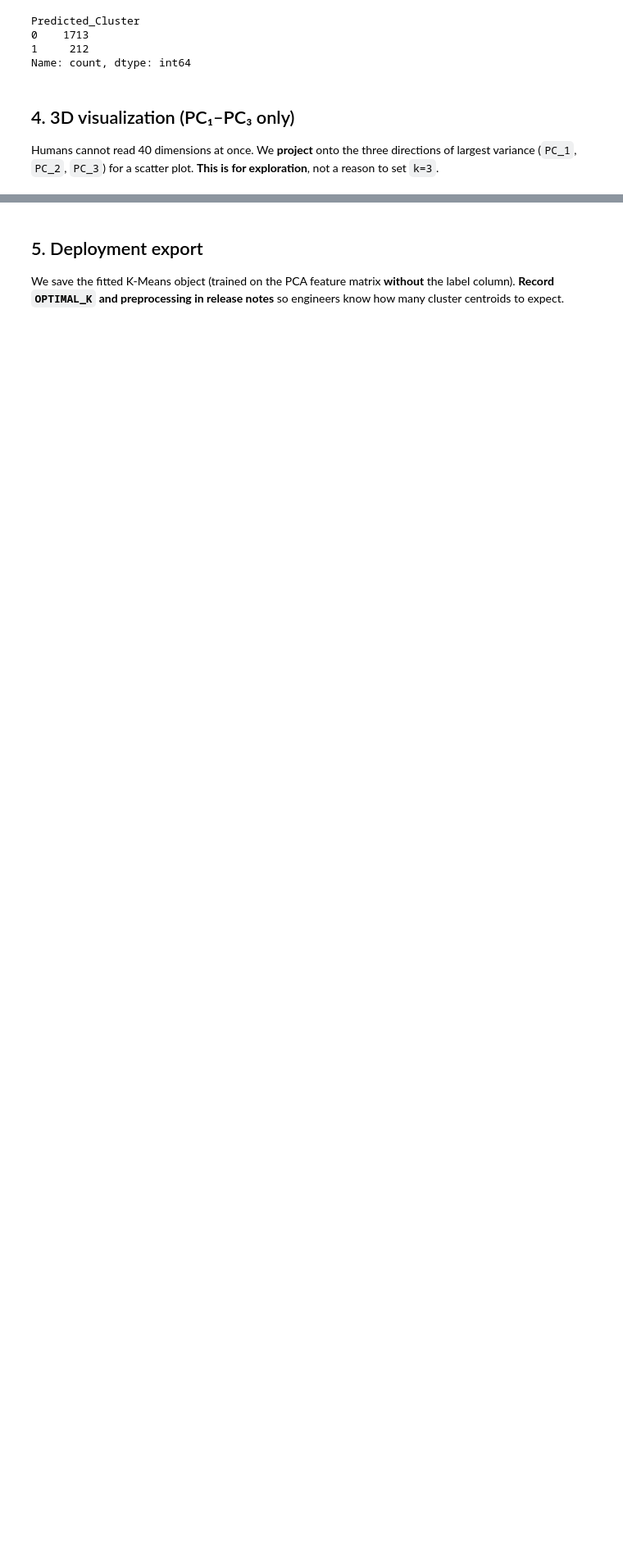
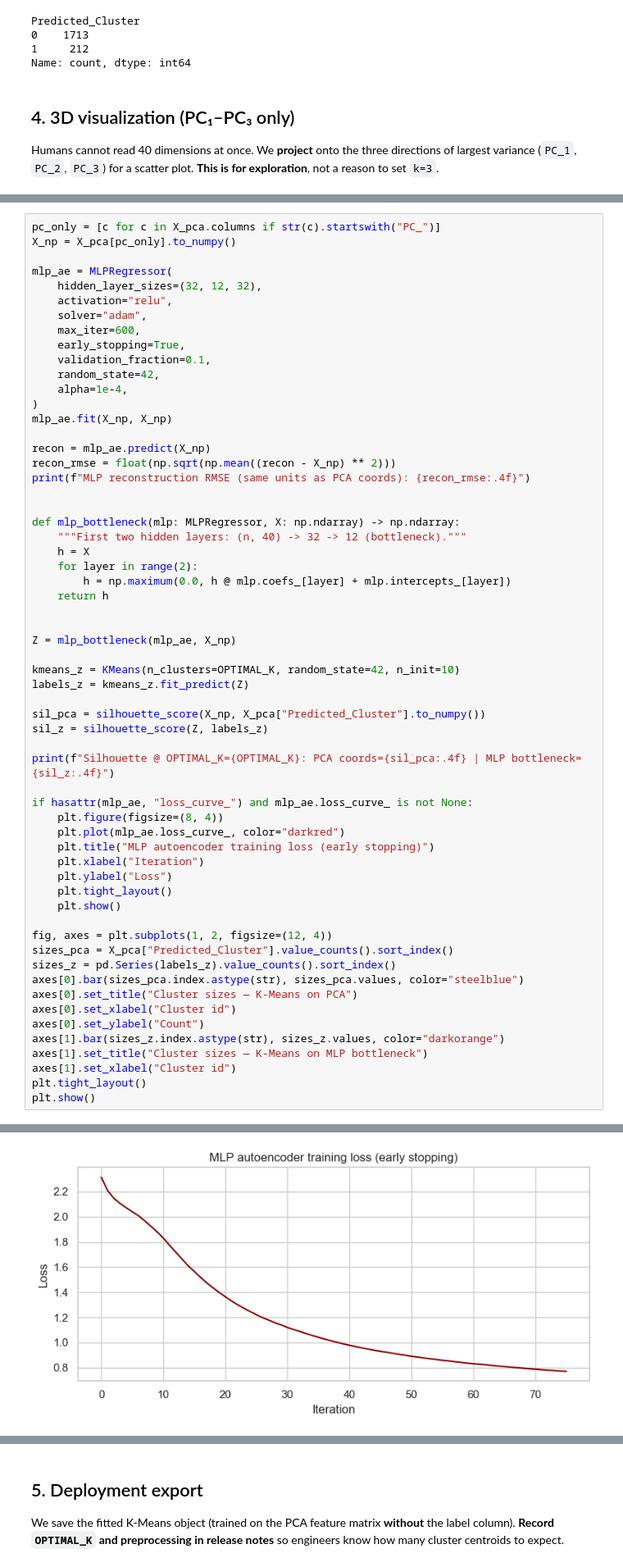
Before and after one commit to Kacem-Trabelsi/machine_learning, a Jupyter notebook: clustering_sirio_covid_data_set/03c_Modeling_Sirio.ipynb, the cells around one changed output, grey strips where cells are left out. Shown at 82% size. Cells and saved outputs as stored; diff of their text form; blank space fills up the shorter version.

```diff
--- a/clustering_sirio_covid_data_set/03c_Modeling_Sirio.ipynb
+++ b/clustering_sirio_covid_data_set/03c_Modeling_Sirio.ipynb
@@ -176,0 +196,61 @@ plt.show()
+# %%
+pc_only = [c for c in X_pca.columns if str(c).startswith("PC_")]
+X_np = X_pca[pc_only].to_numpy()
+
+mlp_ae = MLPRegressor(
+    hidden_layer_sizes=(32, 12, 32),
+    activation="relu",
+    solver="adam",
+    max_iter=600,
+    early_stopping=True,
+    validation_fraction=0.1,
+    random_state=42,
+    alpha=1e-4,
+)
+mlp_ae.fit(X_np, X_np)
+
+recon = mlp_ae.predict(X_np)
+recon_rmse = float(np.sqrt(np.mean((recon - X_np) ** 2)))
+print(f"MLP reconstruction RMSE (same units as PCA coords): {recon_rmse:.4f}")
+
+
+def mlp_bottleneck(mlp: MLPRegressor, X: np.ndarray) -> np.ndarray:
+    """First two hidden layers: (n, 40) -> 32 -> 12 (bottleneck)."""
+    h = X
+    for layer in range(2):
+        h = np.maximum(0.0, h @ mlp.coefs_[layer] + mlp.intercepts_[layer])
+    return h
+
+
+Z = mlp_bottleneck(mlp_ae, X_np)
+
+kmeans_z = KMeans(n_clusters=OPTIMAL_K, random_state=42, n_init=10)
+labels_z = kmeans_z.fit_predict(Z)
+
+sil_pca = silhouette_score(X_np, X_pca["Predicted_Cluster"].to_numpy())
+sil_z = silhouette_score(Z, labels_z)
+
+print(f"Silhouette @ OPTIMAL_K={OPTIMAL_K}: PCA coords={sil_pca:.4f} | MLP bottleneck={sil_z:.4f}")
+
+if hasattr(mlp_ae, "loss_curve_") and mlp_ae.loss_curve_ is not None:
+    plt.figure(figsize=(8, 4))
+    plt.plot(mlp_ae.loss_curve_, color="darkred")
+    plt.title("MLP autoencoder training loss (early stopping)")
+    plt.xlabel("Iteration")
+    plt.ylabel("Loss")
+    plt.tight_layout()
+    plt.show()
+
+fig, axes = plt.subplots(1, 2, figsize=(12, 4))
+sizes_pca = X_pca["Predicted_Cluster"].value_counts().sort_index()
+sizes_z = pd.Series(labels_z).value_counts().sort_index()
+axes[0].bar(sizes_pca.index.astype(str), sizes_pca.values, color="steelblue")
+axes[0].set_title("Cluster sizes — K-Means on PCA")
+axes[0].set_xlabel("Cluster id")
+axes[0].set_ylabel("Count")
+axes[1].bar(sizes_z.index.astype(str), sizes_z.values, color="darkorange")
+axes[1].set_title("Cluster sizes — K-Means on MLP bottleneck")
+axes[1].set_xlabel("Cluster id")
+plt.tight_layout()
+plt.show()
+# %% [output]
@@ -176,0 +259 @@ plt.show()
+[figure, added]
```
Also changed, not shown: parts of 4 cells of this notebook, 3 other files.
